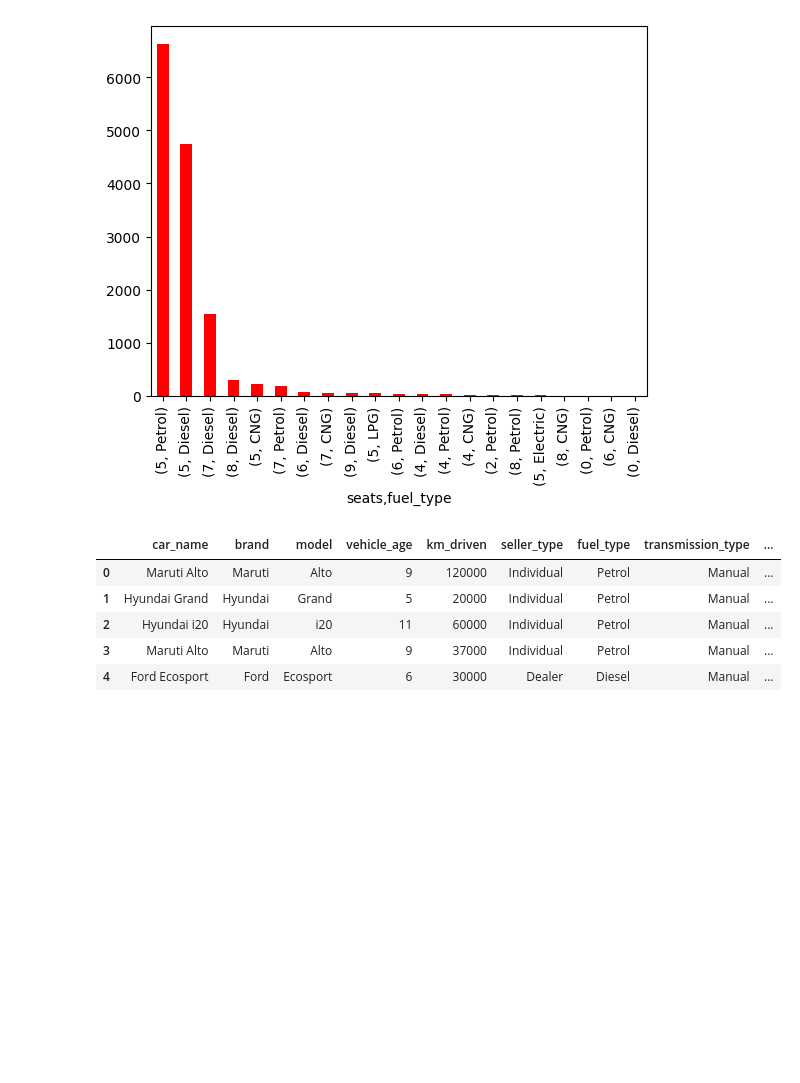
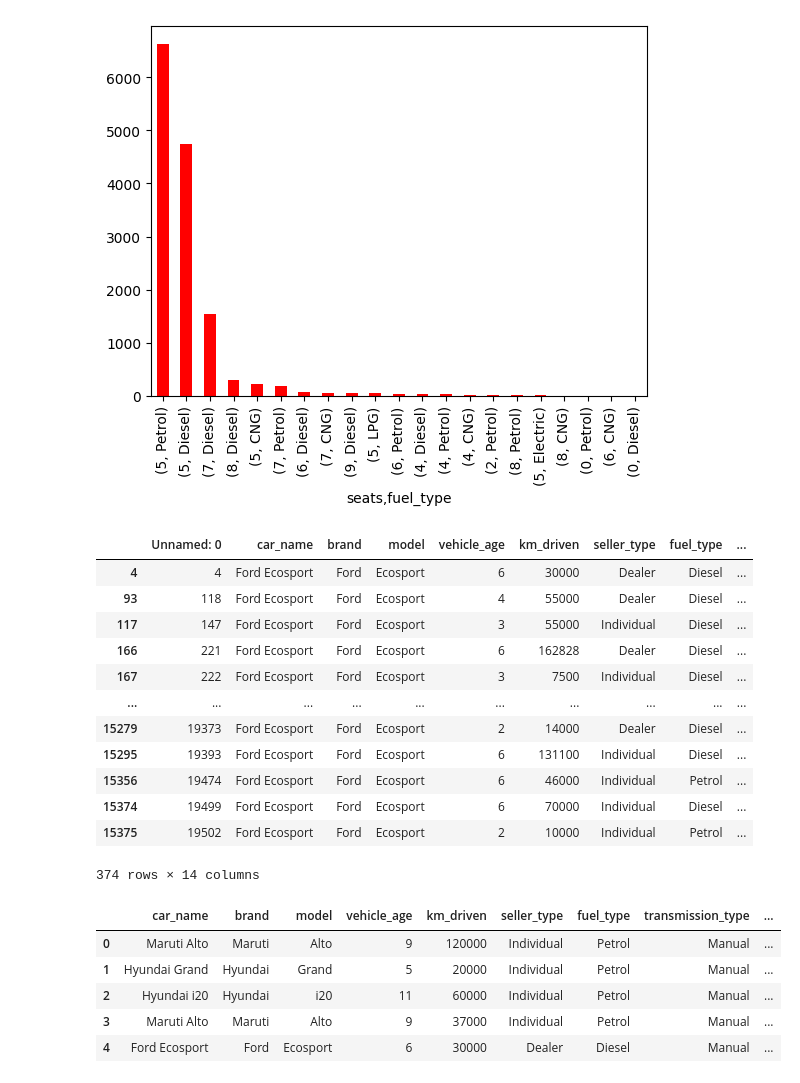
Before and after one commit to Abhishek4209/CAR-DEKHO-MODEL, a Jupyter notebook: notebooks/eda.ipynb, the cells around one changed output. Drawn from its saved outputs; the diff is of its cells as text; code cells hidden in the pictures; blank space fills up the shorter version.

```diff
--- a/notebooks/eda.ipynb
+++ b/notebooks/eda.ipynb
@@ -220,6 +233,22 @@ df[['seats','fuel_type']].value_counts().plot(kind='bar',color='red')
 # %% [output]
 <Axes: xlabel='seats,fuel_type'>
 [figure]
+# %%
+df[df['car_name']=='Ford Ecosport']
+# %% [output]
+|  | Unnamed: 0 | car_name | brand | model | vehicle_age | km_driven | seller_type | fuel_type | ... |
+| 4 | 4 | Ford Ecosport | Ford | Ecosport | 6 | 30000 | Dealer | Diesel | ... |
+| 93 | 118 | Ford Ecosport | Ford | Ecosport | 4 | 55000 | Dealer | Diesel | ... |
+| 117 | 147 | Ford Ecosport | Ford | Ecosport | 3 | 55000 | Individual | Diesel | ... |
+| 166 | 221 | Ford Ecosport | Ford | Ecosport | 6 | 162828 | Dealer | Diesel | ... |
+| 167 | 222 | Ford Ecosport | Ford | Ecosport | 3 | 7500 | Individual | Diesel | ... |
+| ... | ... | ... | ... | ... | ... | ... | ... | ... | ... |
+| 15279 | 19373 | Ford Ecosport | Ford | Ecosport | 2 | 14000 | Dealer | Diesel | ... |
+| 15295 | 19393 | Ford Ecosport | Ford | Ecosport | 6 | 131100 | Individual | Diesel | ... |
+| 15356 | 19474 | Ford Ecosport | Ford | Ecosport | 6 | 46000 | Individual | Petrol | ... |
+| 15374 | 19499 | Ford Ecosport | Ford | Ecosport | 6 | 70000 | Individual | Diesel | ... |
+| 15375 | 19502 | Ford Ecosport | Ford | Ecosport | 2 | 10000 | Individual | Petrol | ... |
+374 rows × 14 columns
 # %%
 df.head()
 # %% [output]
```
Also changed, not shown: parts of 6 cells of this notebook, 9 other files.
